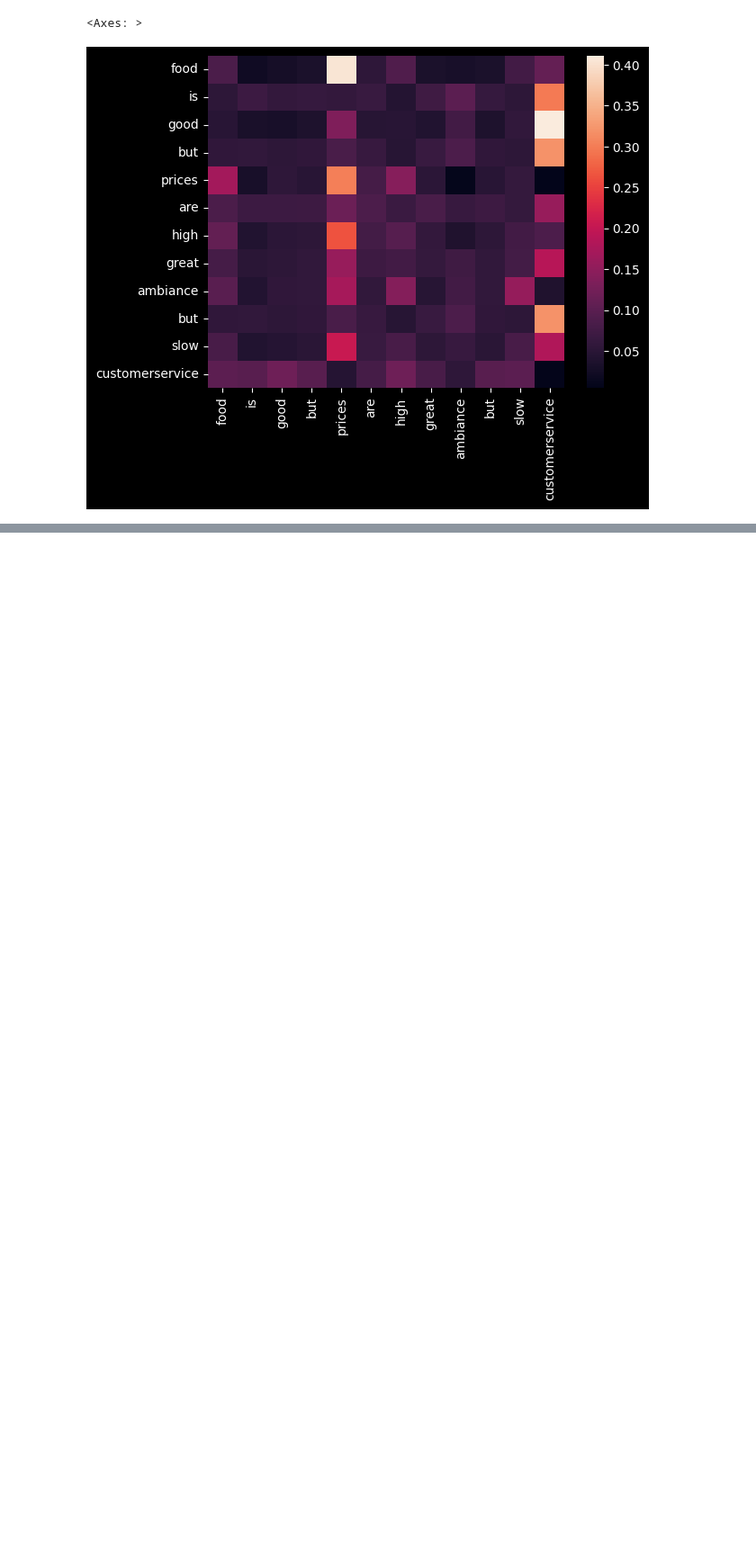
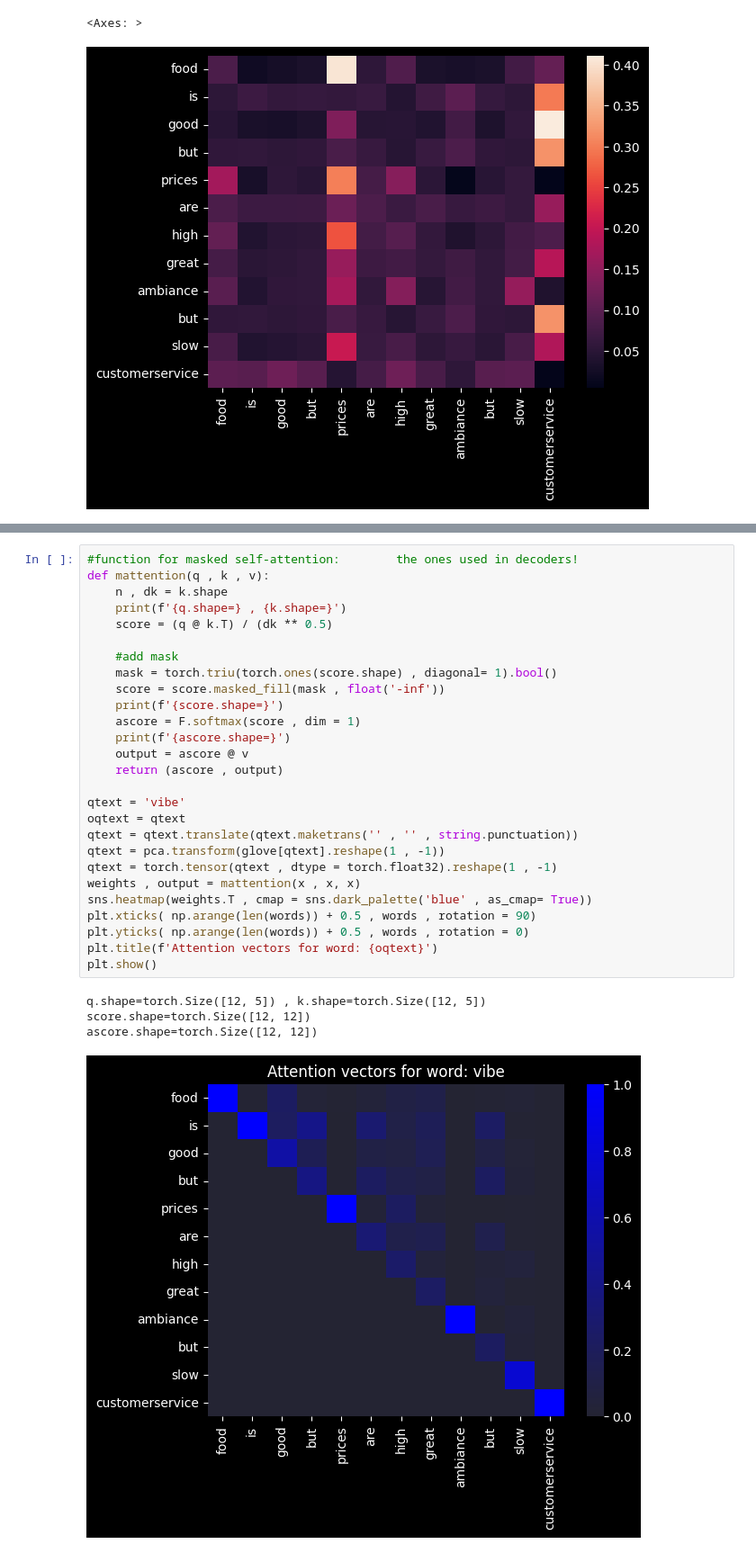
Before and after one commit to sanketmishra009/aiml, a Jupyter notebook: genai/lectures/gpt_rough.ipynb, the cells around one changed output, grey strips where cells are left out. Shown at 90% size. Cells and saved outputs as stored; diff of their text form; blank space fills up the shorter version.

```diff
--- a/genai/lectures/gpt_rough.ipynb
+++ b/genai/lectures/gpt_rough.ipynb
@@ -126,0 +128,32 @@ plt.show()
+# %%
+#function for masked self-attention:        the ones used in decoders!
+def mattention(q , k , v):
+    n , dk = k.shape
+    print(f'{q.shape=} , {k.shape=}')
+    score = (q @ k.T) / (dk ** 0.5)
+
+    #add mask
+    mask = torch.triu(torch.ones(score.shape) , diagonal= 1).bool()
+    score = score.masked_fill(mask , float('-inf'))
+    print(f'{score.shape=}')
+    ascore = F.softmax(score , dim = 1)
+    print(f'{ascore.shape=}')
+    output = ascore @ v
+    return (ascore , output)
+
+qtext = 'vibe'
+oqtext = qtext
+qtext = qtext.translate(qtext.maketrans('' , '' , string.punctuation))
+qtext = pca.transform(glove[qtext].reshape(1 , -1))
+qtext = torch.tensor(qtext , dtype = torch.float32).reshape(1 , -1)
+weights , output = mattention(x , x, x)
+sns.heatmap(weights.T , cmap = sns.dark_palette('blue' , as_cmap= True))
+plt.xticks( np.arange(len(words)) + 0.5 , words , rotation = 90)
+plt.yticks( np.arange(len(words)) + 0.5 , words , rotation = 0)
+plt.title(f'Attention vectors for word: {oqtext}')
+plt.show()
+# %% [output]
+q.shape=torch.Size([12, 5]) , k.shape=torch.Size([12, 5])
+score.shape=torch.Size([12, 12])
+ascore.shape=torch.Size([12, 12])
+[figure, added]
```
Also changed, not shown: parts of 2 cells of this notebook, 10 other files.
